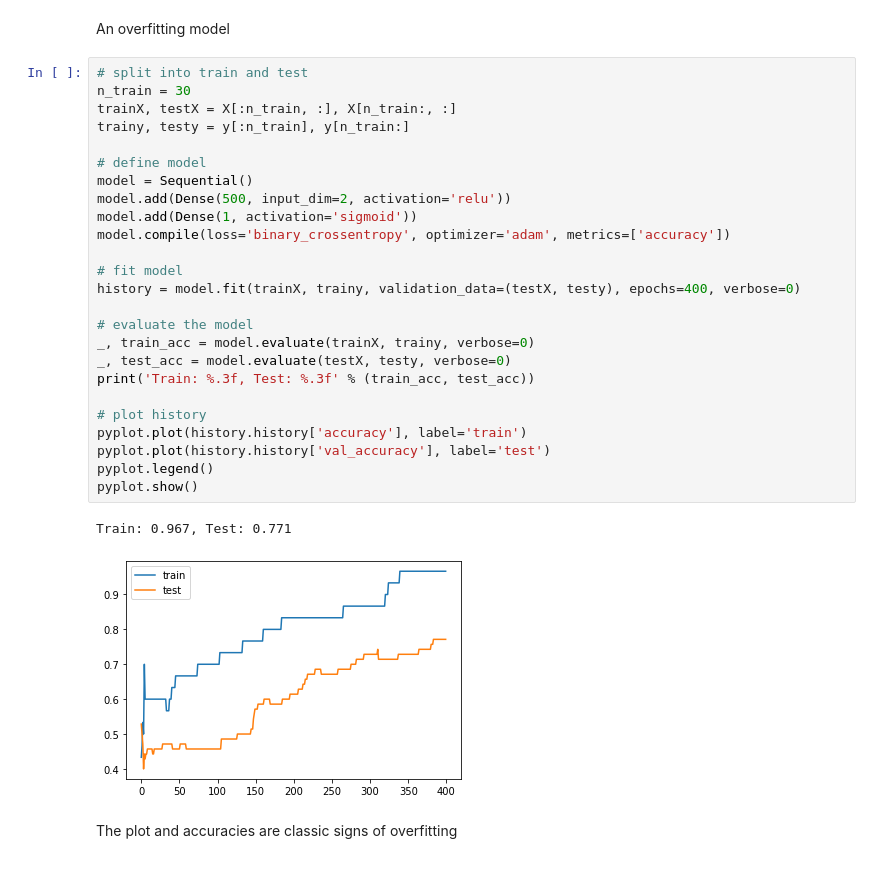
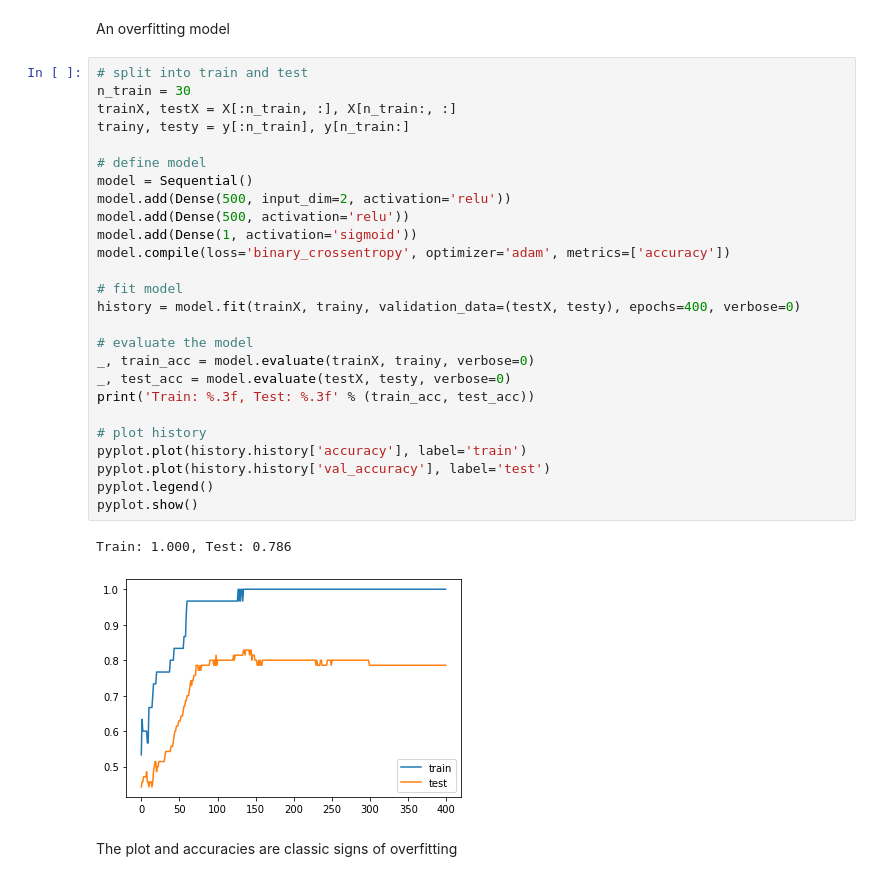
Before and after one commit to ICRAR/dl_workshop_2020, a Jupyter notebook: kv_101_things/101_things.ipynb, the cells around one changed output. Saved outputs shown, nothing was run; the diff lists cells and outputs as text.

```diff
--- a/kv_101_things/101_things.ipynb
+++ b/kv_101_things/101_things.ipynb
@@ -421,31 +421,32 @@ An overfitting model
 # %%
 # split into train and test
 n_train = 30
 trainX, testX = X[:n_train, :], X[n_train:, :]
 trainy, testy = y[:n_train], y[n_train:]
 
 # define model
 model = Sequential()
 model.add(Dense(500, input_dim=2, activation='relu'))
+model.add(Dense(500, activation='relu'))
 model.add(Dense(1, activation='sigmoid'))
 model.compile(loss='binary_crossentropy', optimizer='adam', metrics=['accuracy'])
 
 # fit model
 history = model.fit(trainX, trainy, validation_data=(testX, testy), epochs=400, verbose=0)
 
 # evaluate the model
 _, train_acc = model.evaluate(trainX, trainy, verbose=0)
 _, test_acc = model.evaluate(testX, testy, verbose=0)
 print('Train: %.3f, Test: %.3f' % (train_acc, test_acc))
 
 # plot history
 pyplot.plot(history.history['accuracy'], label='train')
 pyplot.plot(history.history['val_accuracy'], label='test')
 pyplot.legend()
 pyplot.show()
 # %% [output]
-Train: 0.967, Test: 0.771
+Train: 1.000, Test: 0.786
-[figure, old version]
+[figure, new version]
 # %% [markdown]
 The plot and accuracies are classic signs of overfitting
 # %%
```
Also changed, not shown: parts of 4 cells of this notebook, 1 other file.
